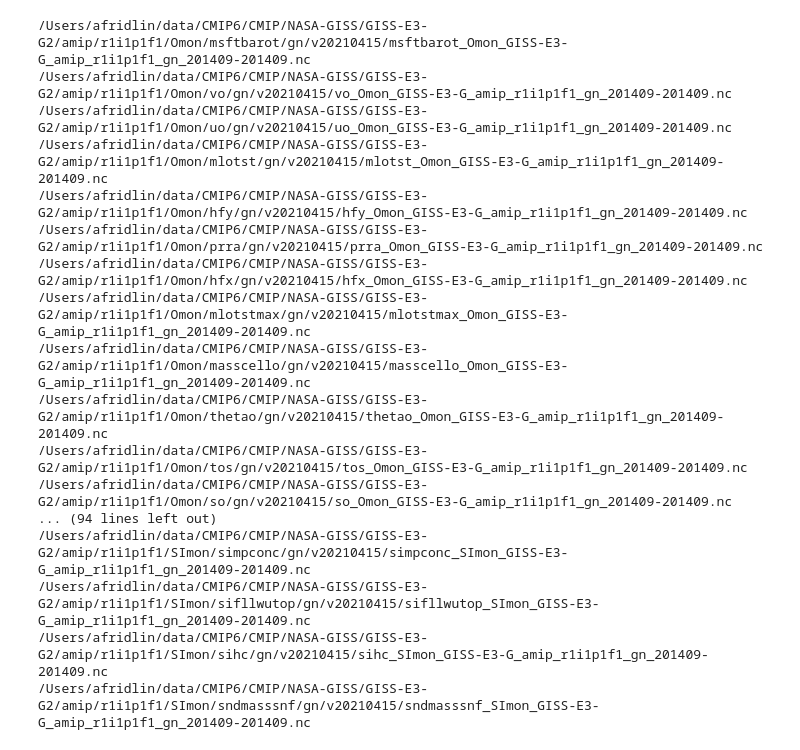
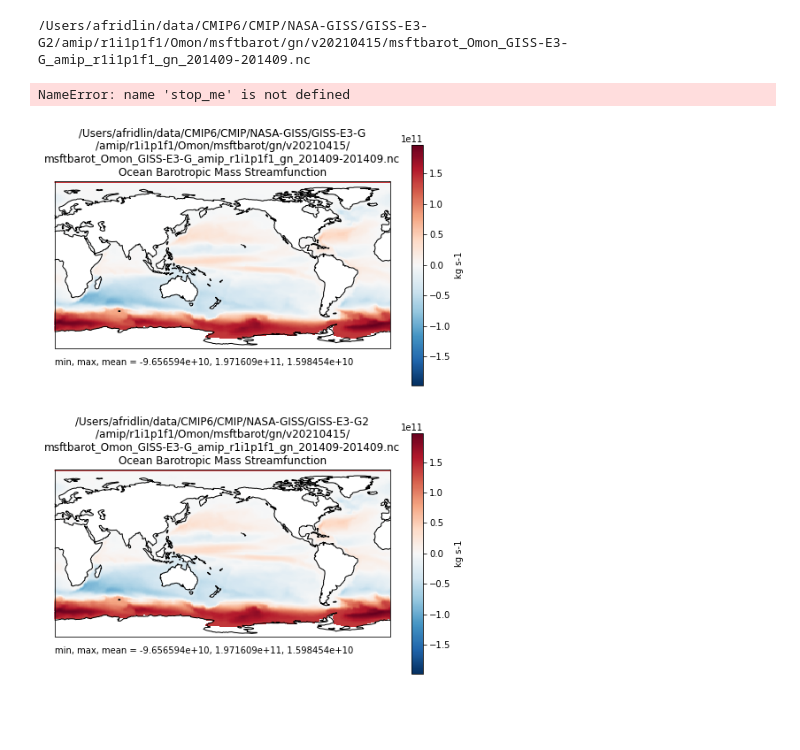
Before and after one commit to fridlind/cmip6_plot_check, a Jupyter notebook: cmip6_plot_check_test.ipynb, the cells around one changed output. Drawn from its saved outputs; the diff is of its cells as text; code cells hidden in the pictures; blank space fills up the shorter version.

Commit message:
Annotate with statistics under each plot and allow for filename completion

```diff
--- a/cmip6_plot_check_test.ipynb
+++ b/cmip6_plot_check_test.ipynb
@@ -45,6 +44,9 @@ for i_1, f_1 in enumerate(ncs_1):
         title = parr[0]+mod_1+'\n'+parr[1]+'/\n'+fname+'\n'+fld_1.attrs['long_name']
         plt.title(title)
         ax.coastlines()
+        val_str = ("min, max, mean = "+"{:.6e}".format(fld_1.min().data)+", "
+            "{:.6e}".format(fld_1.max().data)+", "+"{:.6e}".format(fld_1.mean().data))
+        ax.annotate(val_str,xy=(0,-0.1),xycoords='axes fraction')
 
         matching_file = [i for i in ncs_2 if fname.split('_')[0]+'_'+fname.split('_')[1] in i]
         if matching_file != []:
@@ -61,6 +63,9 @@ for i_1, f_1 in enumerate(ncs_1):
             title = parr[0]+mod_2+'\n'+parr[1]+'/\n'+fname+'\n'+fld_2.attrs['long_name']
             plt.title(title)
             ax.coastlines()
+            val_str = ("min, max, mean = "+"{:.6e}".format(fld_2.min().data)+", "
+                "{:.6e}".format(fld_2.max().data)+", "+"{:.6e}".format(fld_2.mean().data))
+            ax.annotate(val_str,xy=(0,-0.1),xycoords='axes fraction')
 
         pp.savefig()
     elif ndims==4:
@@ -75,6 +80,9 @@ for i_1, f_1 in enumerate(ncs_1):
         parr = path.split(mod_1)
         title = parr[0]+mod_1+'\n'+parr[1]+'/\n'+fname+'\n'+fld_1.attrs['long_name']+' (Longitude=0)'
         plt.title(title)
+        val_str = ("min, max, mean = "+"{:.6e}".format(fld_1.min().data)+", "
+            "{:.6e}".format(fld_1.max().data)+", "+"{:.6e}".format(fld_1.mean().data))
+        ax.annotate(val_str,xy=(0,-0.1),xycoords='axes fraction')
 
         matching_file = [i for i in ncs_2 if fname.split('_')[0]+'_'+fname.split('_')[1] in i]
         if matching_file != []:
@@ -90,11 +98,14 @@ for i_1, f_1 in enumerate(ncs_1):
             path, fname = os.path.split(f_2)
             parr = path.split(mod_2)
             title = parr[0]+mod_2+'\n'+parr[1]+'/\n'+fname+'\n'+fld_2.attrs['long_name']+' (Longitude=0)'
+            val_str = ("min, max, mean = "+"{:.6e}".format(fld_2.min().data)+", "
+                "{:.6e}".format(fld_2.max().data)+", "+"{:.6e}".format(fld_2.mean().data))
+            ax.annotate(val_str,xy=(0,-0.1),xycoords='axes fraction')
             plt.title(title)
 
         fig.tight_layout(pad=6)
         pp.savefig()
-#    if i_1 == 2: print(stop_me)
+    if i_1 == 0: print(stop_me)
     plt.close()
 
 # loop over source files in second model run (plot only any missing from first run)
@@ -109,47 +120,41 @@ for i_2, f_2 in enumerate(ncs_2):
         if ndims==3:
             fig = plt.figure(figsize=[8.5,11])
             ax = fig.add_subplot(212,projection=ccrs.PlateCarree(central_longitude=180))
             fld_2 = dat_2[var_2].isel(time=0)
             fld_2.plot(ax=ax,transform=ccrs.PlateCarree(),
                    cbar_kwargs={'label': fld_2.units},rasterized=True)
             path, fname = os.path.split(f_2)
             parr = path.split(mod_2)
             title = parr[0]+mod_2+'\n'+parr[1]+'/\n'+fname+'\n'+fld_2.attrs['long_name']
             plt.title(title)
             ax.coastlines()
+            val_str = ("min, max, mean = "+"{:.6e}".format(fld_2.min().data)+", "
+                "{:.6e}".format(fld_2.max().data)+", "+"{:.6e}".format(fld_2.mean().data))
+            ax.annotate(val_str,xy=(0,-0.1),xycoords='axes fraction')
+            plt.title(title)
+
             pp.savefig()
         elif ndims==4:
             fig = plt.figure(figsize=[8.5,11])
             ax = fig.add_subplot(212)
             fld_2 = dat_2[var_2].isel(time=0,lon=0)
             fld_2.plot(ax=ax,
                    cbar_kwargs={'label': fld_2.units},rasterized=True)
             if dat_2[var_2].dims[1]==('lev') or dat_2[var_2].dims[1]==('plev'): ax.invert_yaxis()
-            title = fld_1.attrs['long_name'] + ' (Longitude=0)'
+            title = parr[0]+mod_2+'\n'+parr[1]+'/\n'+fname+'\n'+fld_2.attrs['long_name']
             path, fname = os.path.split(f_2)
             parr = path.split(mod_2)
             title = parr[0]+mod_2+'\n'+parr[1]+'/\n'+fname+'\n'+fld_2.attrs['long_name']+' (Longitude=0)'
             plt.title(title)
+            val_str = ("min, max, mean = "+"{:.6e}".format(fld_2.min().data)+", "
+                "{:.6e}".format(fld_2.max().data)+", "+"{:.6e}".format(fld_2.mean().data))
+            ax.annotate(val_str,xy=(0,-0.1),xycoords='axes fraction')
             fig.tight_layout(pad=6)
             pp.savefig()
         plt.close()
 
 pp.close()
 # %% [output]
 /Users/afridlin/data/CMIP6/CMIP/NASA-GISS/GISS-E3-G2/amip/r1i1p1f1/Omon/msftbarot/gn/v20210415/msftbarot_Omon_GISS-E3-G_amip_r1i1p1f1_gn_201409-201409.nc
-/Users/afridlin/data/CMIP6/CMIP/NASA-GISS/GISS-E3-G2/amip/r1i1p1f1/Omon/vo/gn/v20210415/vo_Omon_GISS-E3-G_amip_r1i1p1f1_gn_201409-201409.nc
-/Users/afridlin/data/CMIP6/CMIP/NASA-GISS/GISS-E3-G2/amip/r1i1p1f1/Omon/uo/gn/v20210415/uo_Omon_GISS-E3-G_amip_r1i1p1f1_gn_201409-201409.nc
-/Users/afridlin/data/CMIP6/CMIP/NASA-GISS/GISS-E3-G2/amip/r1i1p1f1/Omon/mlotst/gn/v20210415/mlotst_Omon_GISS-E3-G_amip_r1i1p1f1_gn_201409-201409.nc
-/Users/afridlin/data/CMIP6/CMIP/NASA-GISS/GISS-E3-G2/amip/r1i1p1f1/Omon/hfy/gn/v20210415/hfy_Omon_GISS-E3-G_amip_r1i1p1f1_gn_201409-201409.nc
-/Users/afridlin/data/CMIP6/CMIP/NASA-GISS/GISS-E3-G2/amip/r1i1p1f1/Omon/prra/gn/v20210415/prra_Omon_GISS-E3-G_amip_r1i1p1f1_gn_201409-201409.nc
-/Users/afridlin/data/CMIP6/CMIP/NASA-GISS/GISS-E3-G2/amip/r1i1p1f1/Omon/hfx/gn/v20210415/hfx_Omon_GISS-E3-G_amip_r1i1p1f1_gn_201409-201409.nc
-/Users/afridlin/data/CMIP6/CMIP/NASA-GISS/GISS-E3-G2/amip/r1i1p1f1/Omon/mlotstmax/gn/v20210415/mlotstmax_Omon_GISS-E3-G_amip_r1i1p1f1_gn_201409-201409.nc
-/Users/afridlin/data/CMIP6/CMIP/NASA-GISS/GISS-E3-G2/amip/r1i1p1f1/Omon/masscello/gn/v20210415/masscello_Omon_GISS-E3-G_amip_r1i1p1f1_gn_201409-201409.nc
-/Users/afridlin/data/CMIP6/CMIP/NASA-GISS/GISS-E3-G2/amip/r1i1p1f1/Omon/thetao/gn/v20210415/thetao_Omon_GISS-E3-G_amip_r1i1p1f1_gn_201409-201409.nc
-/Users/afridlin/data/CMIP6/CMIP/NASA-GISS/GISS-E3-G2/amip/r1i1p1f1/Omon/tos/gn/v20210415/tos_Omon_GISS-E3-G_amip_r1i1p1f1_gn_201409-201409.nc
-/Users/afridlin/data/CMIP6/CMIP/NASA-GISS/GISS-E3-G2/amip/r1i1p1f1/Omon/so/gn/v20210415/so_Omon_GISS-E3-G_amip_r1i1p1f1_gn_201409-201409.nc
-... (94 lines left out)
-/Users/afridlin/data/CMIP6/CMIP/NASA-GISS/GISS-E3-G2/amip/r1i1p1f1/SImon/simpconc/gn/v20210415/simpconc_SImon_GISS-E3-G_amip_r1i1p1f1_gn_201409-201409.nc
-/Users/afridlin/data/CMIP6/CMIP/NASA-GISS/GISS-E3-G2/amip/r1i1p1f1/SImon/sifllwutop/gn/v20210415/sifllwutop_SImon_GISS-E3-G_amip_r1i1p1f1_gn_201409-201409.nc
-/Users/afridlin/data/CMIP6/CMIP/NASA-GISS/GISS-E3-G2/amip/r1i1p1f1/SImon/sihc/gn/v20210415/sihc_SImon_GISS-E3-G_amip_r1i1p1f1_gn_201409-201409.nc
-/Users/afridlin/data/CMIP6/CMIP/NASA-GISS/GISS-E3-G2/amip/r1i1p1f1/SImon/sndmasssnf/gn/v20210415/sndmasssnf_SImon_GISS-E3-G_amip_r1i1p1f1_gn_201409-201409.nc
+NameError: name 'stop_me' is not defined
+[figure, added]
```
Also changed, not shown: parts of 1 cell of this notebook, 1 other file.
